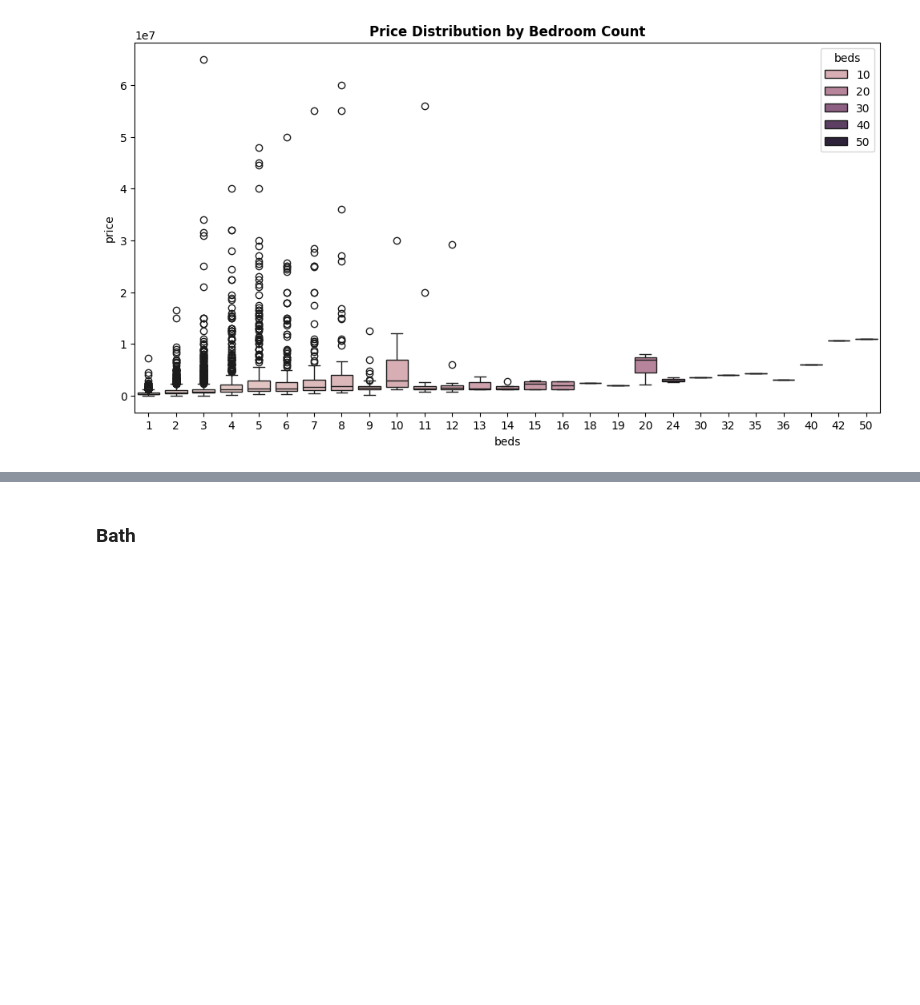
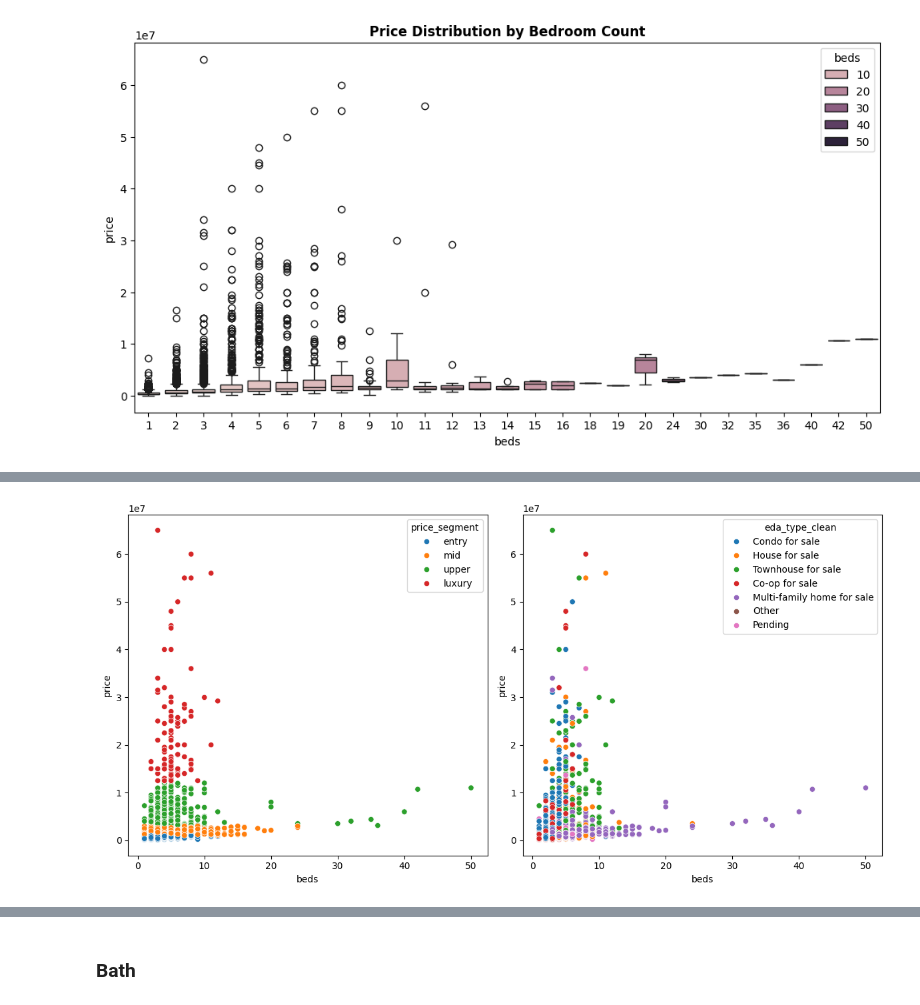
Before and after one commit to codekot/nyc-housing-project, a Jupyter notebook: notebooks/nyc_2024_edited.ipynb, the cells around one changed output, grey strips where cells are left out. Saved outputs shown, nothing was run; the diff lists cells and outputs as text; code cells hidden in the pictures; blank space fills up the shorter version.

```diff
--- a/notebooks/nyc_2024_edited.ipynb
+++ b/notebooks/nyc_2024_edited.ipynb
@@ -761,12 +762,14 @@ plt.title('Price Distribution by Bedroom Count', fontweight='bold')
 # %%
 plt.figure(figsize=(12, 6))
 plt.subplot(1,2,1)
 sns.scatterplot(data=df, x='beds', y='price', hue='price_segment')
 
 plt.subplot(1,2,2)
-sns.scatterplot(data=df, x='beds', y='price', hue='type_clean')
+sns.scatterplot(data=df, x='beds', y='price', hue='eda_type_clean')
 
 plt.tight_layout()
+# %% [output]
+[figure, added]
 # %%
 # Those properties with high bedroom number are mostly multi-family homes
 # %%
```
Also changed, not shown: parts of 17 cells of this notebook.
